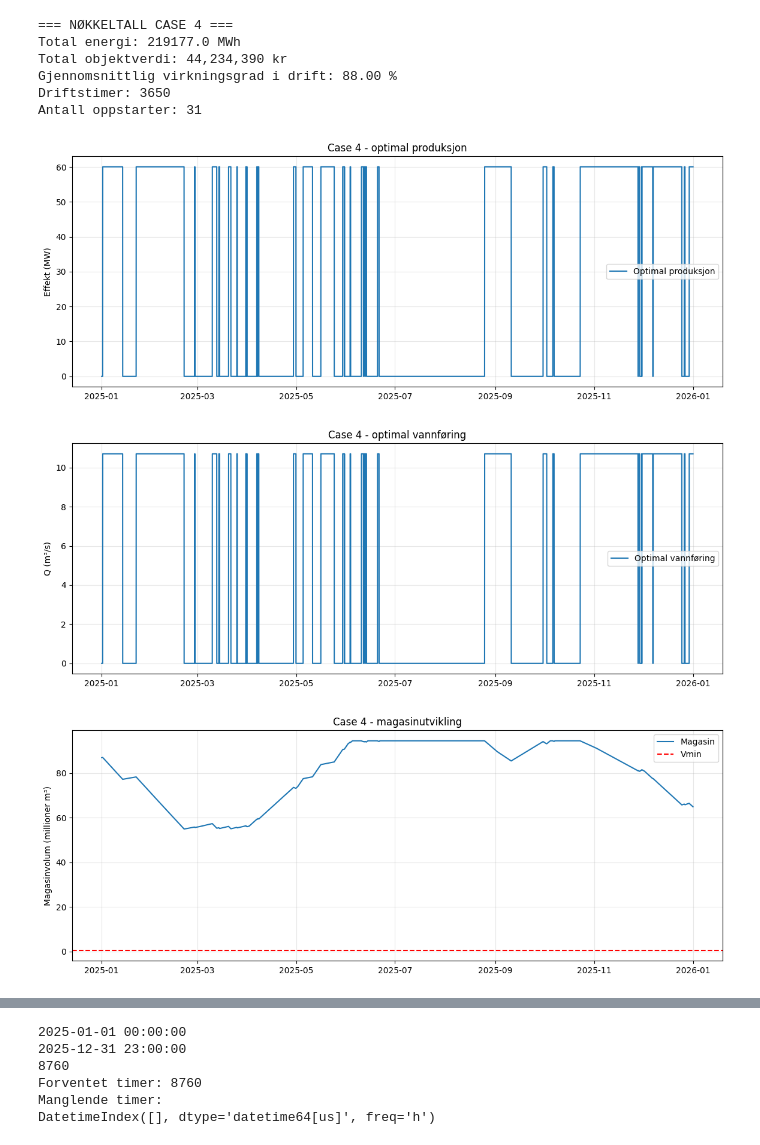
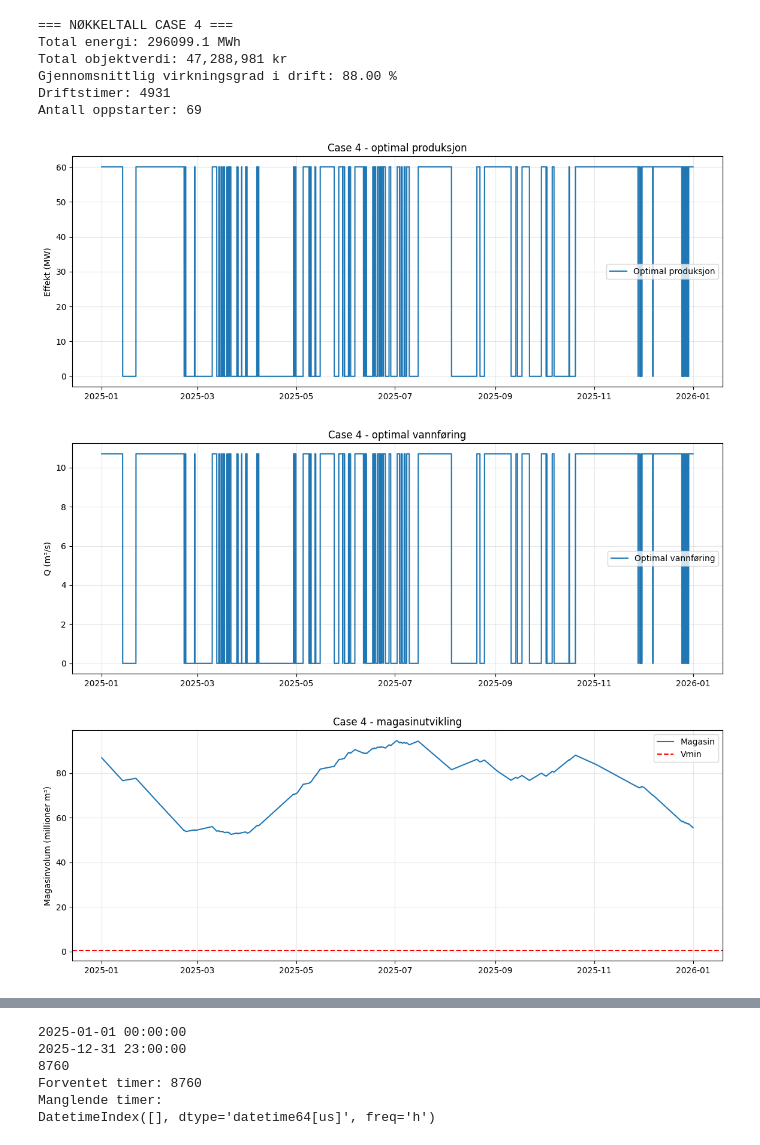
Before and after one commit to istoresund02/vannkraft-vol-2, a Jupyter notebook: Case 4.ipynb, the cells around one changed output, grey strips where cells are left out. Saved outputs shown, nothing was run; the diff lists cells and outputs as text; code cells hidden in the pictures.

```diff
--- a/Case 4.ipynb
+++ b/Case 4.ipynb
@@ -199,7 +199,7 @@ max_delta_Q = Q_max         # m^3/s per time
 Q_min = 3.0               # minste vannføring når anlegget først går
 P_min = 45.0              # minste effekt når anlegget først går
 # Kanskje spør om denne verdien? Hva er realistisk minimumseffekt for et anlegg av denne størrelsen?
-startup_cost_ore = 750000  # straff for oppstart. Verdi fra Matthew. Velger mellom 500k og 1M
+startup_cost_ore = 500000  # straff for oppstart. Verdi fra Matthew. Velger mellom 500k og 1M
 
 Q_prev_initial = 0.0
 
@@ -344,37 +344,37 @@ plt.ylabel("Magasinvolum (millioner m³)")
 plt.grid(True, alpha=0.3)
 plt.legend()
 plt.show()
 
 # Ukemidlede data
 results_plot = results.copy()
 results_plot = results_plot.set_index("Datetime")
 weekly = results_plot.resample("W").mean(numeric_only=True)
 
 # 5. Ukemidlet pris og produksjon
 plt.figure(figsize=(14, 5))
 
 ax1 = plt.gca()
 ax1.plot(weekly.index, weekly["Price_ore_kWh"], label="Pris", linewidth=2, color="blue")
 ax1.set_ylabel("Pris (øre/kWh)")
 ax1.set_title("Case 4 - ukemidlet pris og produksjon")
 ax1.grid(True, alpha=0.3)
 
 ax2 = ax1.twinx()
 ax2.plot(weekly.index, weekly["P_opt_MW"], label="Produksjon", linewidth=2, color="orange")
 ax2.set_ylabel("Produksjon (MW)")
 
 lines1, labels1 = ax1.get_legend_handles_labels()
 lines2, labels2 = ax2.get_legend_handles_labels()
 ax1.legend(lines1 + lines2, labels1 + labels2)
 
 plt.show()
 # %% [output]
 === NØKKELTALL CASE 4 ===
-Total energi: 219177.0 MWh
-Total objektverdi: 44,234,390 kr
+Total energi: 296099.1 MWh
+Total objektverdi: 47,288,981 kr
 Gjennomsnittlig virkningsgrad i drift: 88.00 %
-Driftstimer: 3650
-Antall oppstarter: 31
+Driftstimer: 4931
+Antall oppstarter: 69
-[figure, old version]
+[figure, new version]
-[figure, old version]
+[figure, new version]
-[figure, old version]
+[figure, new version]
```
Also changed, not shown: parts of 1 cell of this notebook.
